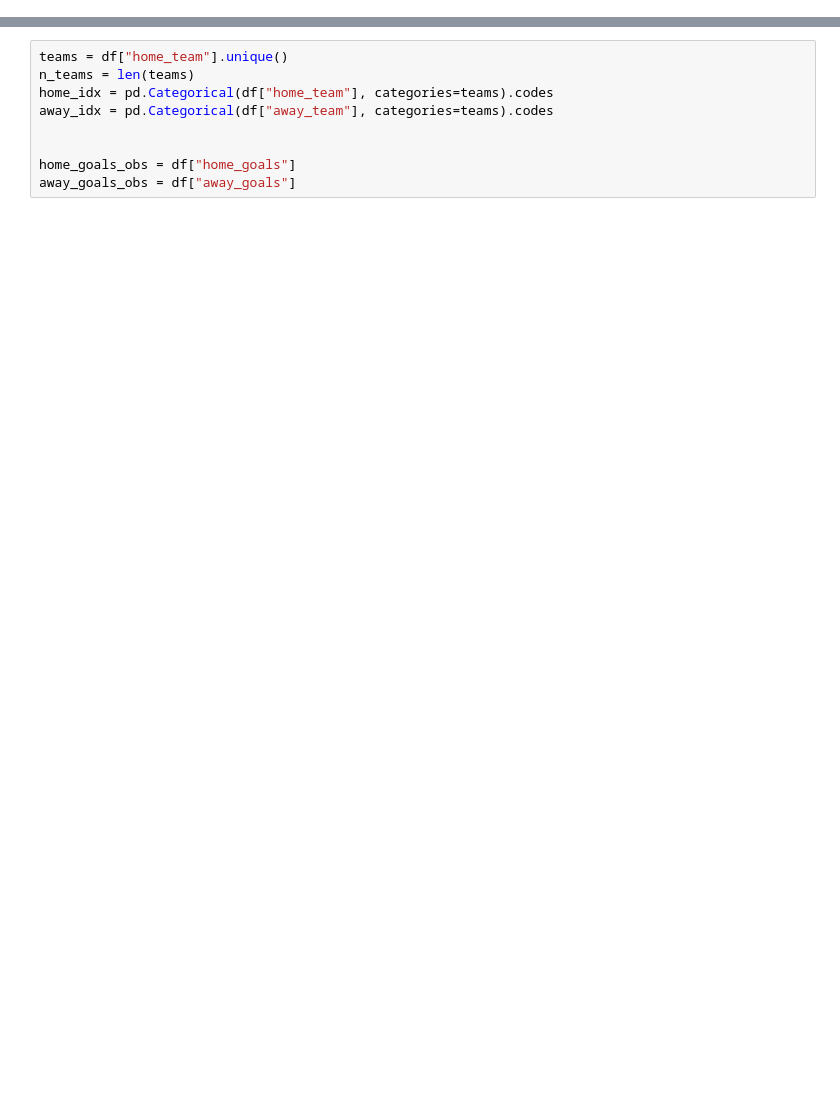
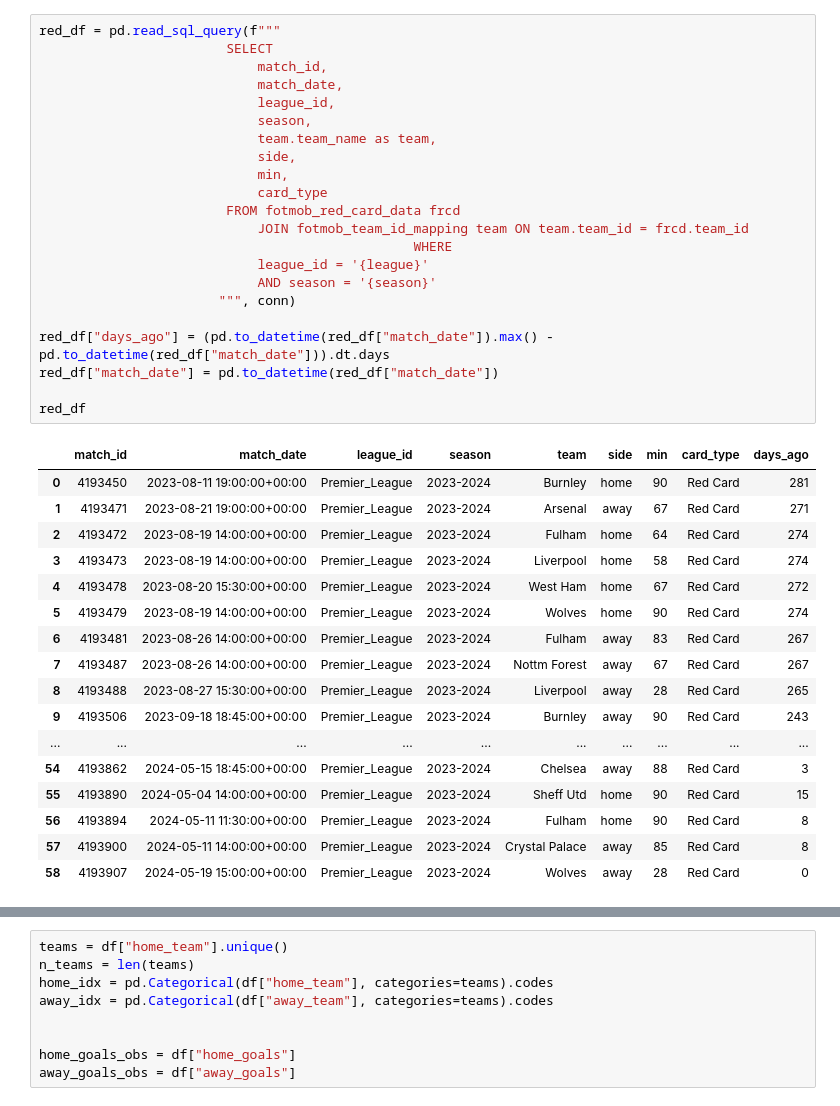
Before and after one commit to louis-porter/algobetting, a Jupyter notebook: algo/models/team_strength/bayesian-multilevel/team_strength_modelling.ipynb, the cells around one changed output, grey strips where cells are left out. Drawn from its saved outputs; the diff is of its cells as text; blank space fills up the shorter version.

```diff
--- a/algo/models/team_strength/bayesian-multilevel/team_strength_modelling.ipynb
+++ b/algo/models/team_strength/bayesian-multilevel/team_strength_modelling.ipynb
@@ -239,3 +95,43 @@ See the caveats in the documentation: https://pandas.pydata.org/pandas-docs/stab
+# %%
+red_df = pd.read_sql_query(f"""
+                        SELECT
+                            match_id,
+                            match_date,
+                            league_id,
+                            season,
+                            team.team_name as team,
+                            side,
+                            min,
+                            card_type
+                        FROM fotmob_red_card_data frcd
+                            JOIN fotmob_team_id_mapping team ON team.team_id = frcd.team_id
+                                                WHERE
+                            league_id = '{league}'
+                            AND season = '{season}'
+                       """, conn)
+
+red_df["days_ago"] = (pd.to_datetime(red_df["match_date"]).max() - pd.to_datetime(red_df["match_date"])).dt.days
+red_df["match_date"] = pd.to_datetime(red_df["match_date"])
+
+red_df
+# %% [output]
+|  | match_id | match_date | league_id | season | team | side | min | card_type | days_ago |
+| 0 | 4193450 | 2023-08-11 19:00:00+00:00 | Premier_League | 2023-2024 | Burnley | home | 90 | Red Card | 281 |
+| 1 | 4193471 | 2023-08-21 19:00:00+00:00 | Premier_League | 2023-2024 | Arsenal | away | 67 | Red Card | 271 |
+| 2 | 4193472 | 2023-08-19 14:00:00+00:00 | Premier_League | 2023-2024 | Fulham | home | 64 | Red Card | 274 |
+| 3 | 4193473 | 2023-08-19 14:00:00+00:00 | Premier_League | 2023-2024 | Liverpool | home | 58 | Red Card | 274 |
+| 4 | 4193478 | 2023-08-20 15:30:00+00:00 | Premier_League | 2023-2024 | West Ham | home | 67 | Red Card | 272 |
+| 5 | 4193479 | 2023-08-19 14:00:00+00:00 | Premier_League | 2023-2024 | Wolves | home | 90 | Red Card | 274 |
+| 6 | 4193481 | 2023-08-26 14:00:00+00:00 | Premier_League | 2023-2024 | Fulham | away | 83 | Red Card | 267 |
+| 7 | 4193487 | 2023-08-26 14:00:00+00:00 | Premier_League | 2023-2024 | Nottm Forest | away | 67 | Red Card | 267 |
+| 8 | 4193488 | 2023-08-27 15:30:00+00:00 | Premier_League | 2023-2024 | Liverpool | away | 28 | Red Card | 265 |
+| 9 | 4193506 | 2023-09-18 18:45:00+00:00 | Premier_League | 2023-2024 | Burnley | away | 90 | Red Card | 243 |
+| ... | ... | ... | ... | ... | ... | ... | ... | ... | ... |
+| 54 | 4193862 | 2024-05-15 18:45:00+00:00 | Premier_League | 2023-2024 | Chelsea | away | 88 | Red Card | 3 |
+| 55 | 4193890 | 2024-05-04 14:00:00+00:00 | Premier_League | 2023-2024 | Sheff Utd | home | 90 | Red Card | 15 |
+| 56 | 4193894 | 2024-05-11 11:30:00+00:00 | Premier_League | 2023-2024 | Fulham | home | 90 | Red Card | 8 |
+| 57 | 4193900 | 2024-05-11 14:00:00+00:00 | Premier_League | 2023-2024 | Crystal Palace | away | 85 | Red Card | 8 |
+| 58 | 4193907 | 2024-05-19 15:00:00+00:00 | Premier_League | 2023-2024 | Wolves | away | 28 | Red Card | 0 |
 # %%
 def poisson_binomial_pmf(k, p_values):
     """
```
Also changed, not shown: parts of 19 cells of this notebook, 7 other files.
